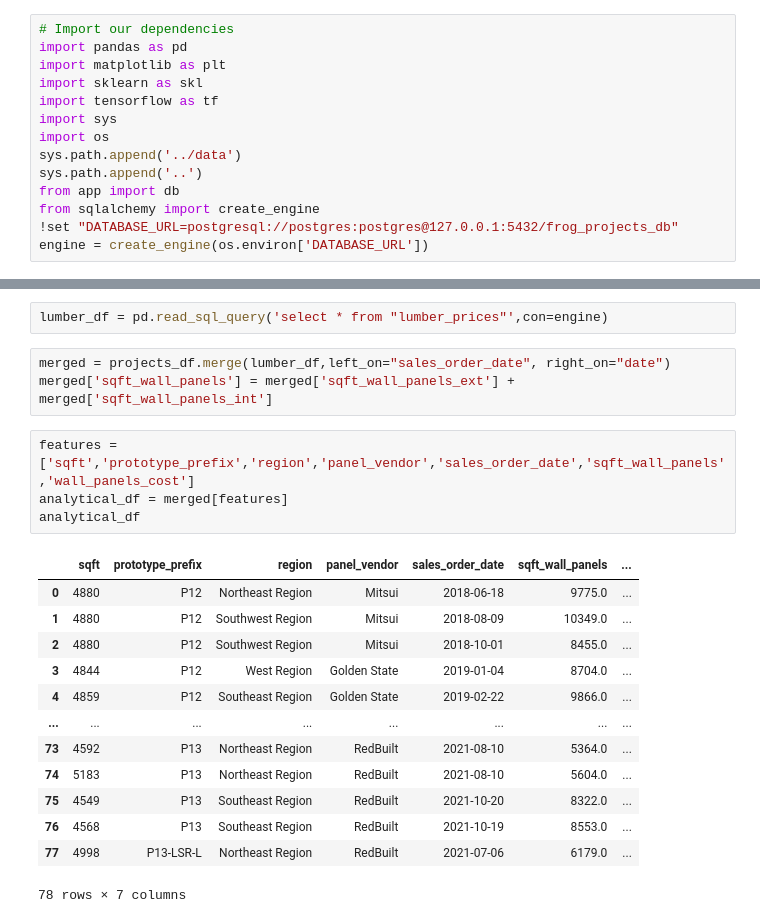
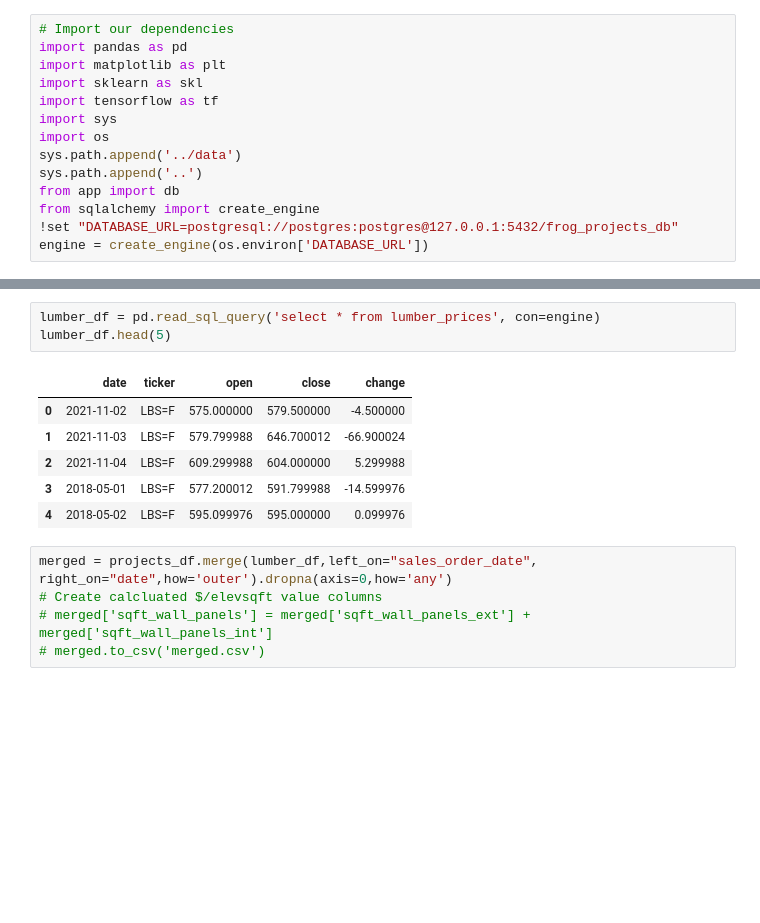
Before and after one commit to JohnnyBuccola/bbc-20-project-dashboard, a Jupyter notebook: notebooks/ml_exploration.ipynb, the cells around one changed output, grey strips where cells are left out. Drawn from its saved outputs; the diff is of its cells as text; blank space fills up the shorter version.

```diff
--- a/notebooks/ml_exploration.ipynb
+++ b/notebooks/ml_exploration.ipynb
@@ -32,23 +18,15 @@ projects_df
 # %%
-lumber_df = pd.read_sql_query('select * from "lumber_prices"',con=engine)
+lumber_df = pd.read_sql_query('select * from lumber_prices', con=engine)
+lumber_df.head(5)
+# %% [output]
+|  | date | ticker | open | close | change |
+| 0 | 2021-11-02 | LBS=F | 575.000000 | 579.500000 | -4.500000 |
+| 1 | 2021-11-03 | LBS=F | 579.799988 | 646.700012 | -66.900024 |
+| 2 | 2021-11-04 | LBS=F | 609.299988 | 604.000000 | 5.299988 |
+| 3 | 2018-05-01 | LBS=F | 577.200012 | 591.799988 | -14.599976 |
+| 4 | 2018-05-02 | LBS=F | 595.099976 | 595.000000 | 0.099976 |
 # %%
-merged = projects_df.merge(lumber_df,left_on="sales_order_date", right_on="date")
-merged['sqft_wall_panels'] = merged['sqft_wall_panels_ext'] + merged['sqft_wall_panels_int']
+merged = projects_df.merge(lumber_df,left_on="sales_order_date", right_on="date",how='outer').dropna(axis=0,how='any')
+# Create calcluated $/elevsqft value columns
+# merged['sqft_wall_panels'] = merged['sqft_wall_panels_ext'] + merged['sqft_wall_panels_int']
+# merged.to_csv('merged.csv')
-# %%
-features = ['sqft','prototype_prefix','region','panel_vendor','sales_order_date','sqft_wall_panels','wall_panels_cost']
-analytical_df = merged[features]
-analytical_df
-# %% [output]
-|  | sqft | prototype_prefix | region | panel_vendor | sales_order_date | sqft_wall_panels | ... |
-| 0 | 4880 | P12 | Northeast Region | Mitsui | 2018-06-18 | 9775.0 | ... |
-| 1 | 4880 | P12 | Southwest Region | Mitsui | 2018-08-09 | 10349.0 | ... |
-| 2 | 4880 | P12 | Southwest Region | Mitsui | 2018-10-01 | 8455.0 | ... |
-| 3 | 4844 | P12 | West Region | Golden State | 2019-01-04 | 8704.0 | ... |
-| 4 | 4859 | P12 | Southeast Region | Golden State | 2019-02-22 | 9866.0 | ... |
-| ... | ... | ... | ... | ... | ... | ... | ... |
-| 73 | 4592 | P13 | Northeast Region | RedBuilt | 2021-08-10 | 5364.0 | ... |
-| 74 | 5183 | P13 | Northeast Region | RedBuilt | 2021-08-10 | 5604.0 | ... |
-| 75 | 4549 | P13 | Southeast Region | RedBuilt | 2021-10-20 | 8322.0 | ... |
-| 76 | 4568 | P13 | Southeast Region | RedBuilt | 2021-10-19 | 8553.0 | ... |
-| 77 | 4998 | P13-LSR-L | Northeast Region | RedBuilt | 2021-07-06 | 6179.0 | ... |
-78 rows × 7 columns
```
Also changed, not shown: parts of 30 cells of this notebook, 6 other files.
